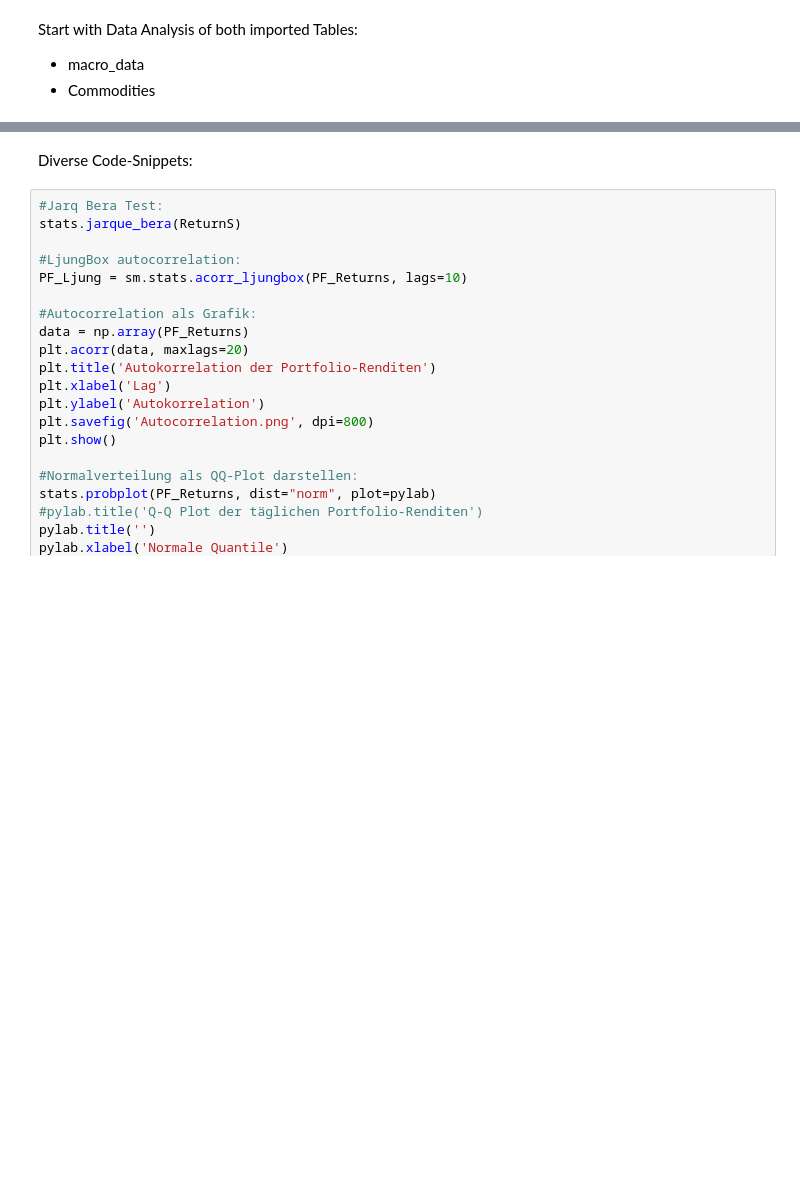
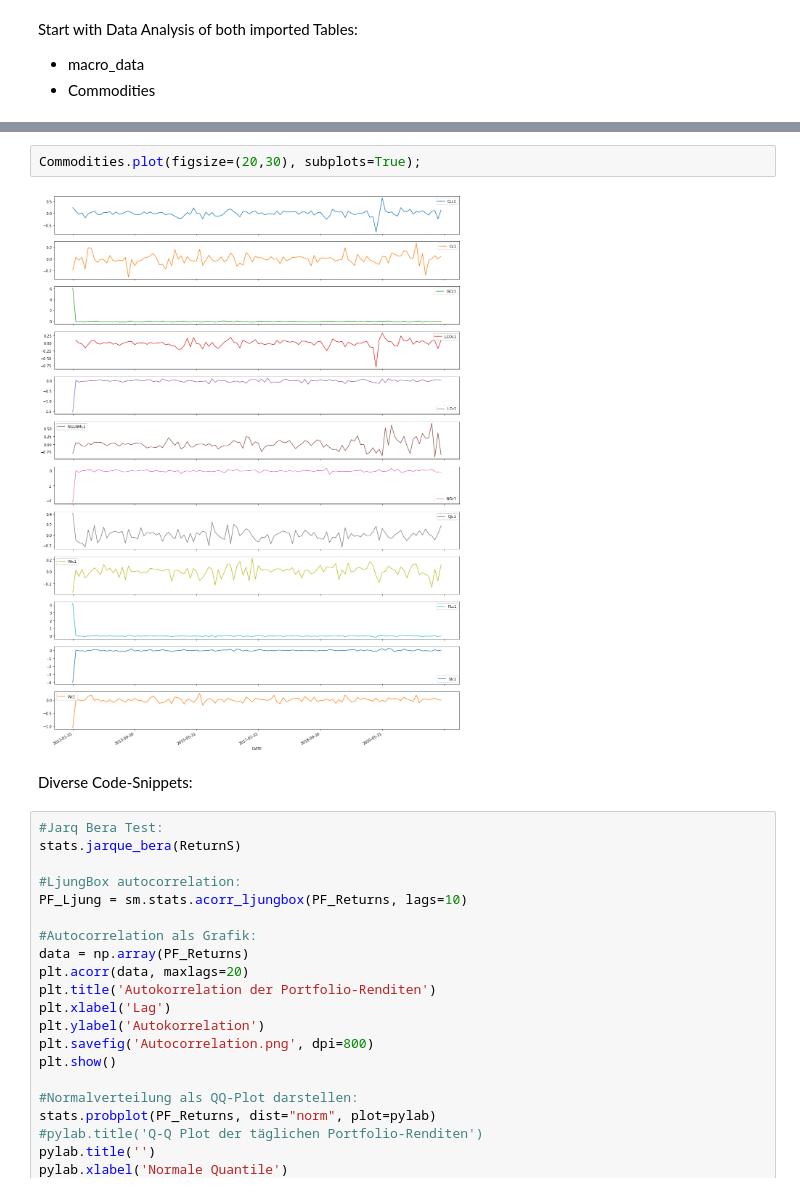
Before and after one commit to Liomat97/AQM, a Jupyter notebook: AQM_Analyse.ipynb, the cells around one changed output, grey strips where cells are left out. Saved outputs shown, nothing was run; the diff lists cells and outputs as text; blank space fills up the shorter version.

```diff
--- a/AQM_Analyse.ipynb
+++ b/AQM_Analyse.ipynb
@@ -107,3 +111,7 @@ Commodities.head()
+# %%
+Commodities.plot(figsize=(20,30), subplots=True);
+# %% [output]
+[figure, added]
 # %% [markdown]
 Diverse Code-Snippets:
 # %%
```
Also changed, not shown: parts of 1 cell of this notebook.
